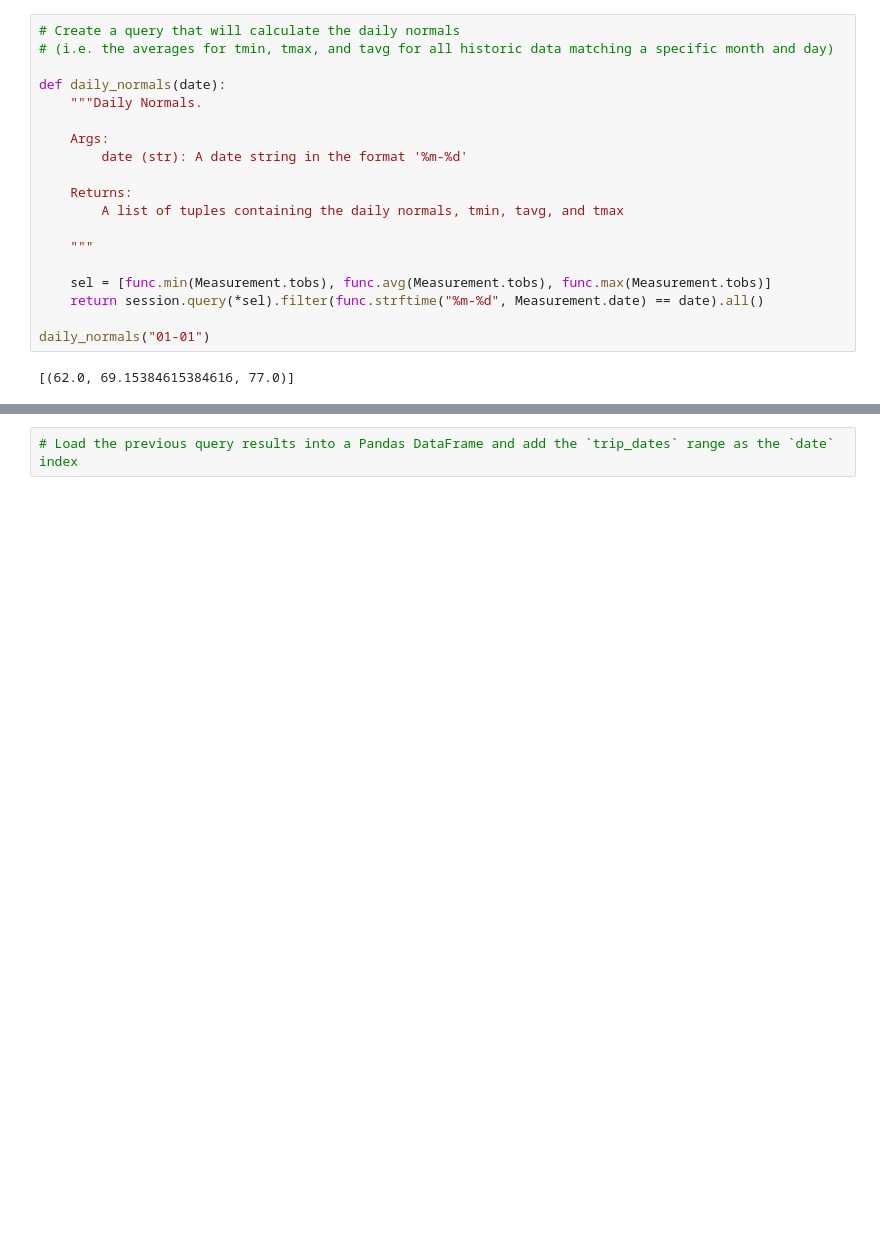
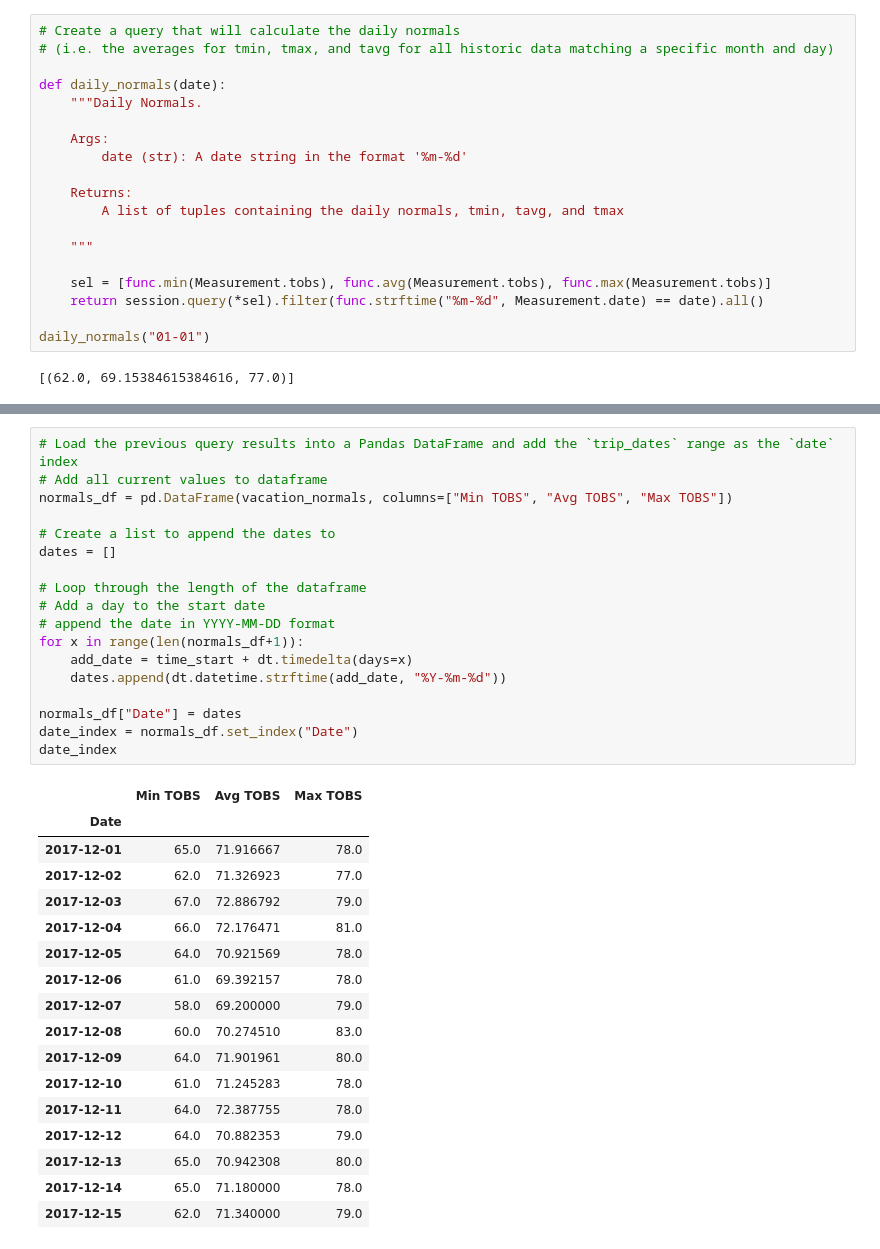
Before and after one commit to Autonomousse/SQLAlchemy-Climate-Analysis, a Jupyter notebook: climate_starter.ipynb, the cells around one changed output, grey strips where cells are left out. Saved outputs shown, nothing was run; the diff lists cells and outputs as text; blank space fills up the shorter version.

```diff
--- a/climate_starter.ipynb
+++ b/climate_starter.ipynb
@@ -248,4 +359,38 @@ daily_normals("01-01")
-# %%
-# Load the previous query results into a Pandas DataFrame and add the `trip_dates` range as the `date` index
+# %%
+# Load the previous query results into a Pandas DataFrame and add the `trip_dates` range as the `date` index
+# Add all current values to dataframe
+normals_df = pd.DataFrame(vacation_normals, columns=["Min TOBS", "Avg TOBS", "Max TOBS"])
+
+# Create a list to append the dates to
+dates = []
+
+# Loop through the length of the dataframe
+# Add a day to the start date
+# append the date in YYYY-MM-DD format
+for x in range(len(normals_df+1)):
+    add_date = time_start + dt.timedelta(days=x)
+    dates.append(dt.datetime.strftime(add_date, "%Y-%m-%d"))
+
+normals_df["Date"] = dates
+date_index = normals_df.set_index("Date")
+date_index
+# %% [output]
+|  | Min TOBS | Avg TOBS | Max TOBS |
+| Date |  |  |  |
+| 2017-12-01 | 65.0 | 71.916667 | 78.0 |
+| 2017-12-02 | 62.0 | 71.326923 | 77.0 |
+| 2017-12-03 | 67.0 | 72.886792 | 79.0 |
+| 2017-12-04 | 66.0 | 72.176471 | 81.0 |
+| 2017-12-05 | 64.0 | 70.921569 | 78.0 |
+| 2017-12-06 | 61.0 | 69.392157 | 78.0 |
+| 2017-12-07 | 58.0 | 69.200000 | 79.0 |
+| 2017-12-08 | 60.0 | 70.274510 | 83.0 |
+| 2017-12-09 | 64.0 | 71.901961 | 80.0 |
+| 2017-12-10 | 61.0 | 71.245283 | 78.0 |
+| 2017-12-11 | 64.0 | 72.387755 | 78.0 |
+| 2017-12-12 | 64.0 | 70.882353 | 79.0 |
+| 2017-12-13 | 65.0 | 70.942308 | 80.0 |
+| 2017-12-14 | 65.0 | 71.180000 | 78.0 |
+| 2017-12-15 | 62.0 | 71.340000 | 79.0 |
 # %%
 # Plot the daily normals as an area plot with `stacked=False`
```
Also changed, not shown: parts of 13 cells of this notebook, 1 other file.
